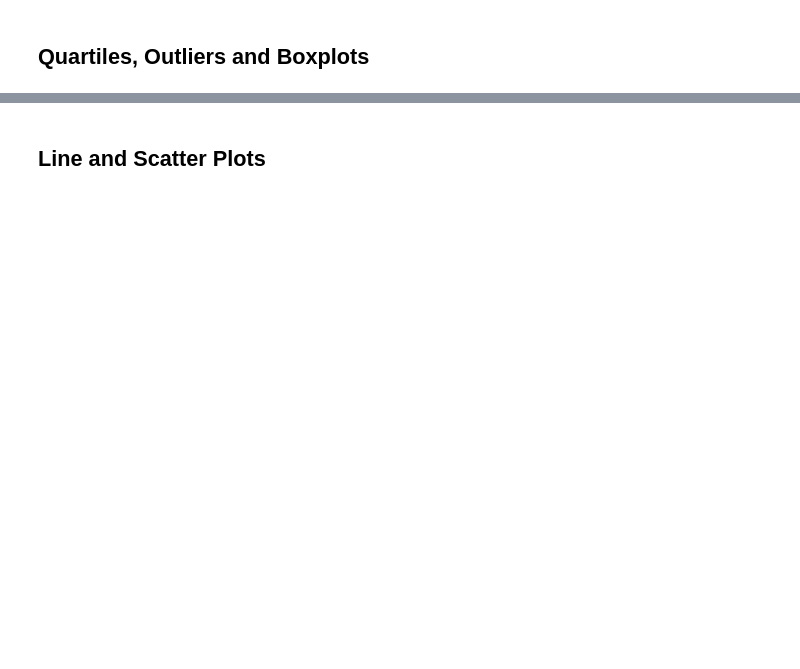
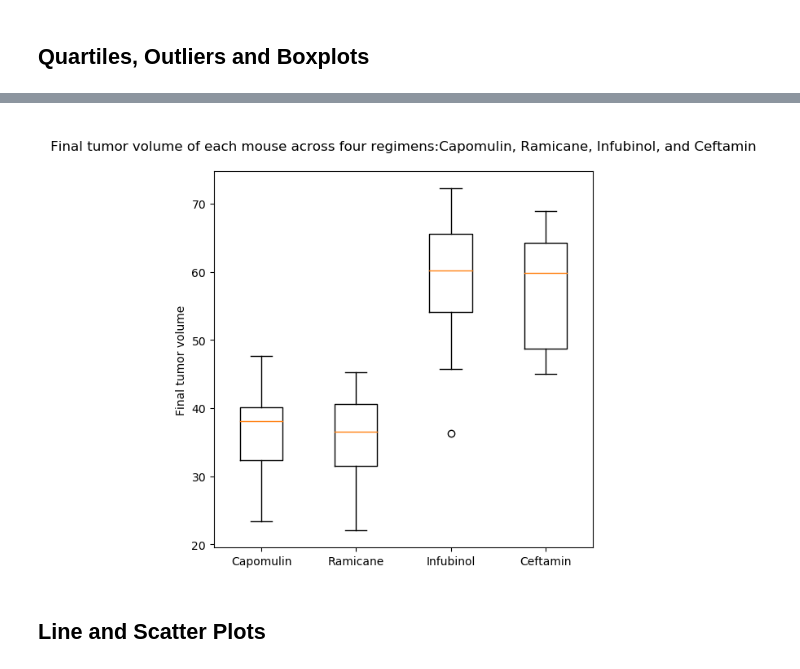
Before and after one commit to mengyin-lee/Matplotlib-challenge, a Jupyter notebook: Pymaceuticals/pymaceuticals_starter.ipynb, the cells around one changed output, grey strips where cells are left out. Saved outputs shown, nothing was run; the diff lists cells and outputs as text; code cells hidden in the pictures; blank space fills up the shorter version.

```diff
--- a/Pymaceuticals/pymaceuticals_starter.ipynb
+++ b/Pymaceuticals/pymaceuticals_starter.ipynb
@@ -204,7 +230,10 @@ plt.legend(gender_dist.index, loc=(0.75,0))
 # Calculate the final tumor volume of each mouse across four of the treatment regimens:
 # Capomulin, Ramicane, Infubinol, and Ceftamin
 
-# Start by getting the last (greatest) timepoint for each mouse
+# Start with original merged dataframe
 
+subset_df = merge_df[merge_df["Drug Regimen"].isin(["Capomulin", "Ramicane", "Infubinol", "Ceftamin"])]
 
-# Merge this group df with the original dataframe to get the tumor volume at the last timepoint
+sort_subset_df=subset_df.sort_values(["Mouse ID", "Timepoint"], ascending = (True, False))
+
+max_subset_df = sort_subset_df.reset_index().drop_duplicates(subset=['Mouse ID'], keep='first').set_index('index')
@@ -230,2 +289,30 @@ plt.legend(gender_dist.index, loc=(0.75,0))
+# %%
+# Generate a box plot of the final tumor volume of each mouse across four regimens of interest
+
+listOfRegimens = ["Capomulin", "Ramicane", "Infubinol", "Ceftamin"]
+
+
+Capomulin = max_subset_df.loc[max_subset_df['Drug Regimen']=='Capomulin']['Tumor Volume (mm3)']
+Ramicane = max_subset_df.loc[max_subset_df['Drug Regimen']=='Ramicane']['Tumor Volume (mm3)']
+Infubinol = max_subset_df.loc[max_subset_df['Drug Regimen']=='Infubinol']['Tumor Volume (mm3)']
+Ceftamin = max_subset_df.loc[max_subset_df['Drug Regimen']=='Ceftamin']['Tumor Volume (mm3)']
+
+plt.style.use('default')
+
+plt.figure(figsize=(6,6))
+
+labels = ["Capomulin", "Ramicane", "Infubinol", "Ceftamin"]
+
+plt.boxplot([Capomulin, Ramicane, Infubinol,Ceftamin], labels=labels)
+
+plt.title('\n Final tumor volume of each mouse across four regimens:Capomulin, Ramicane, Infubinol, and Ceftamin \n')
+
+
+
+plt.ylabel('Final tumor volume')
+
+plt.show()
+# %% [output]
+[figure, added]
 # %% [markdown]
 ## Line and Scatter Plots
```
Also changed, not shown: parts of 17 cells of this notebook.
